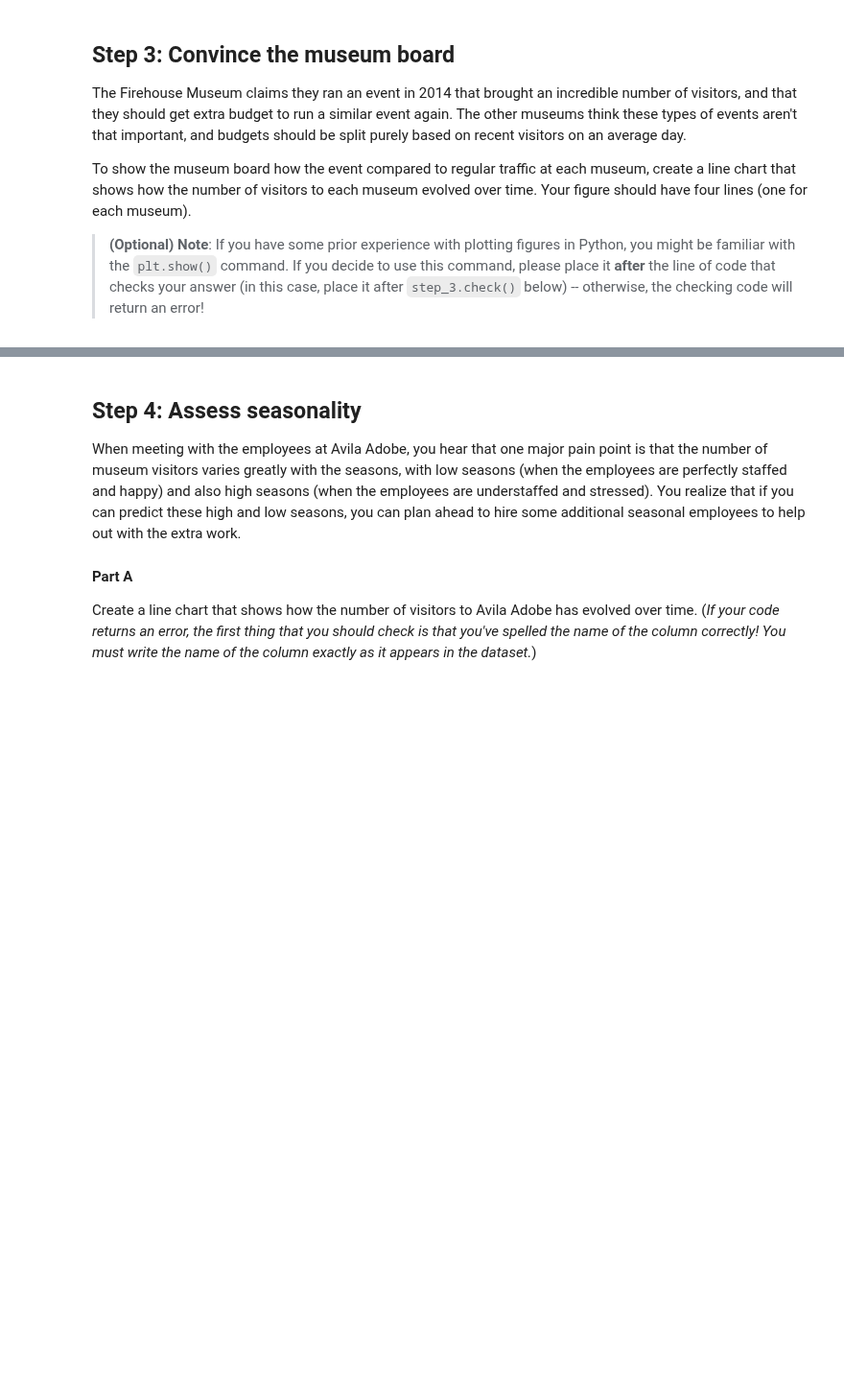
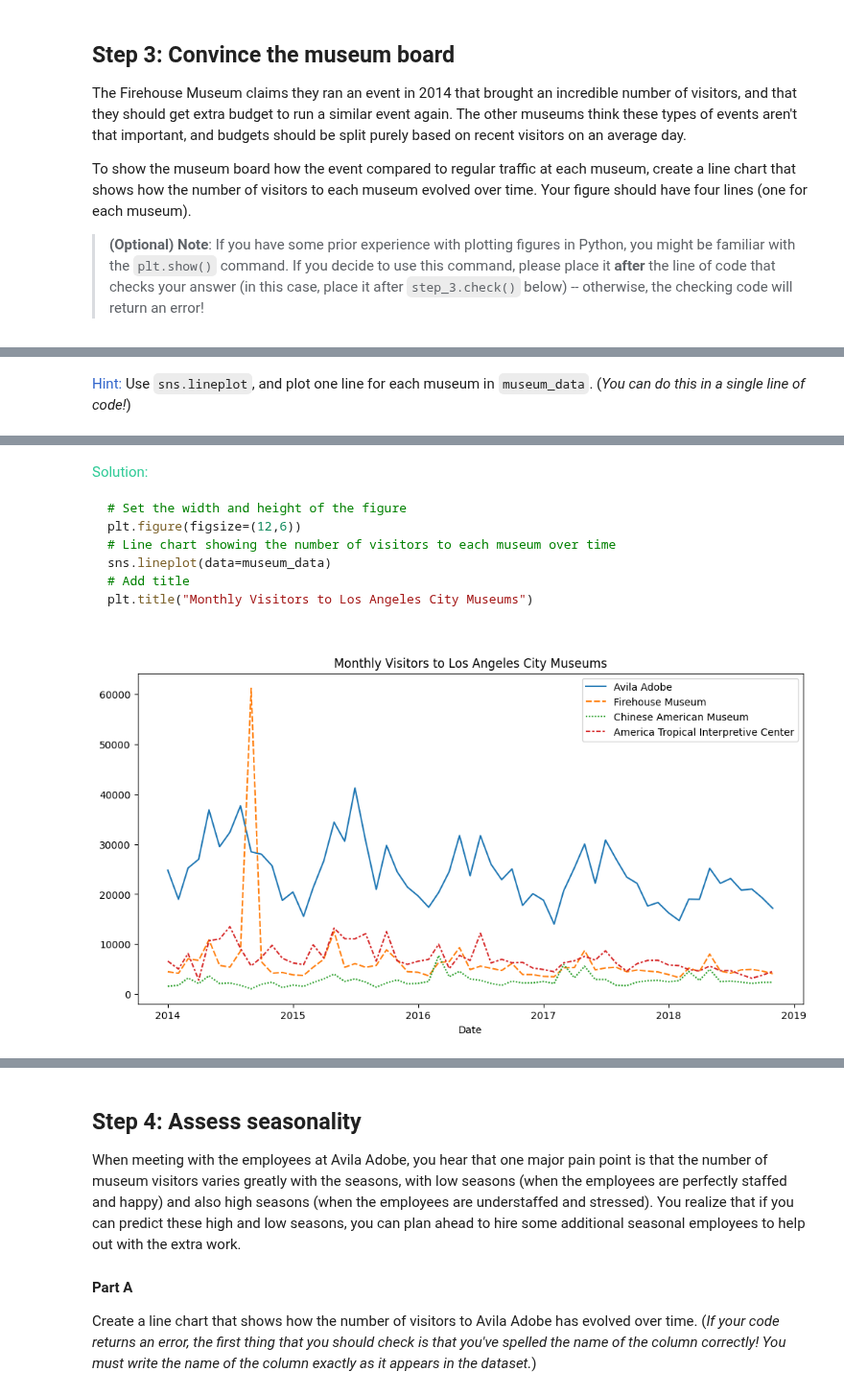
Before and after one commit to manul280/Kaggle, a Jupyter notebook: DataVisualization/2B-Exercise-LineCharts.ipynb, the cells around one changed output, grey strips where cells are left out. Shown at 96% size. Saved outputs shown, nothing was run; the diff lists cells and outputs as text; code cells hidden in the pictures; blank space fills up the shorter version.

Commit message:
Kaggle Notebook | DaV2-Exercise: Line Charts | Version 2

````diff
--- a/DataVisualization/2B-Exercise-LineCharts.ipynb
+++ b/DataVisualization/2B-Exercise-LineCharts.ipynb
@@ -133,4 +238,5 @@ step_3.check()
 # %%
-# Lines below will give you a hint or solution code
-#step_3.hint()
-#step_3.solution_plot()
+# 以下の行は、ヒントまたはソリューションコードを示します。
+step_3.hint()
+step_3.solution_plot()
+# %% [output]
@@ -136,0 +244 @@ step_3.check()
+<span style="color:#3366cc">Hint:</span> Use `sns.lineplot`, and plot one line for each museum in `museum_data`. (_You can do this in a single line of code!_)
@@ -136,0 +246,11 @@ step_3.check()
+<span style="color:#33cc99">Solution:</span>
+```python
+# Set the width and height of the figure
+plt.figure(figsize=(12,6))
+# Line chart showing the number of visitors to each museum over time
+sns.lineplot(data=museum_data)
+# Add title
+plt.title("Monthly Visitors to Los Angeles City Museums")
+
+```
+[figure, added]
````
Also changed, not shown: parts of 28 cells of this notebook.
